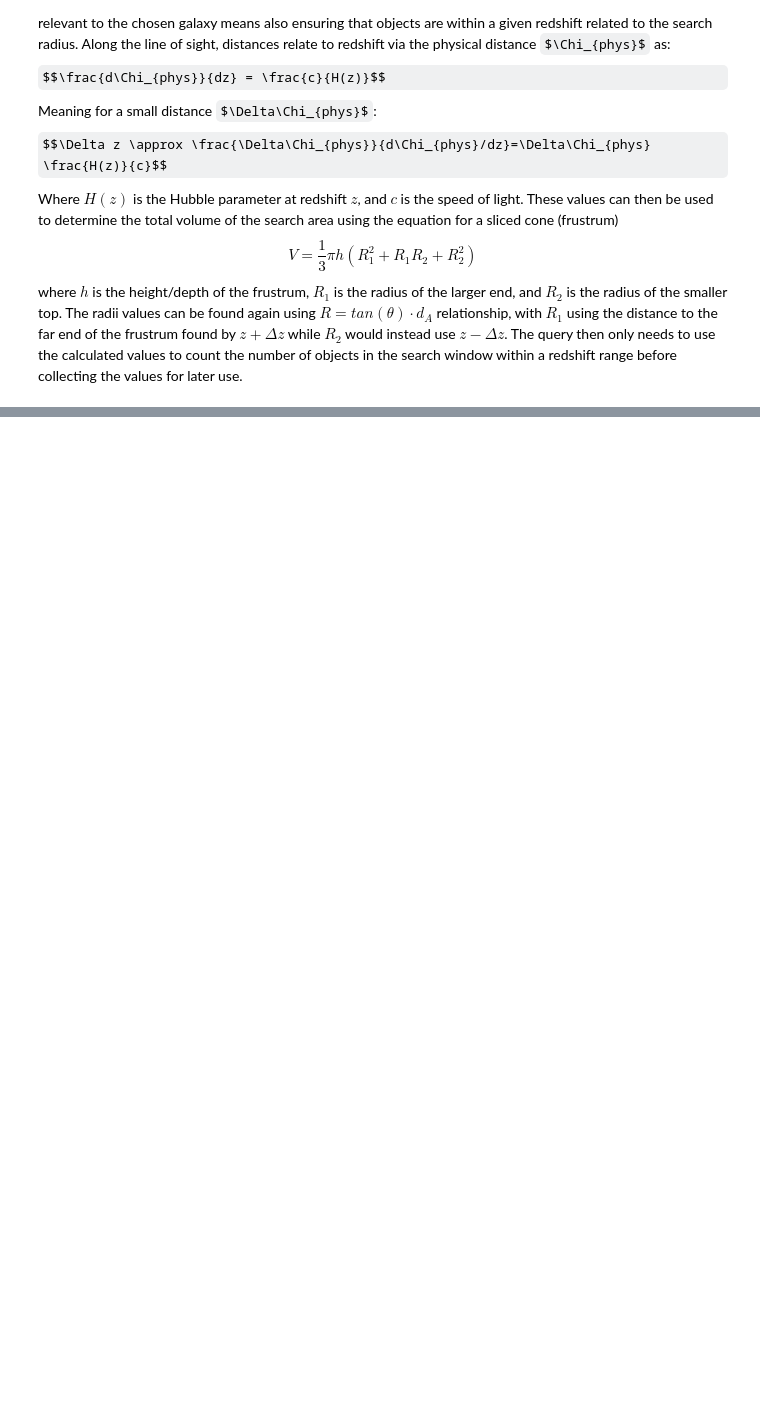
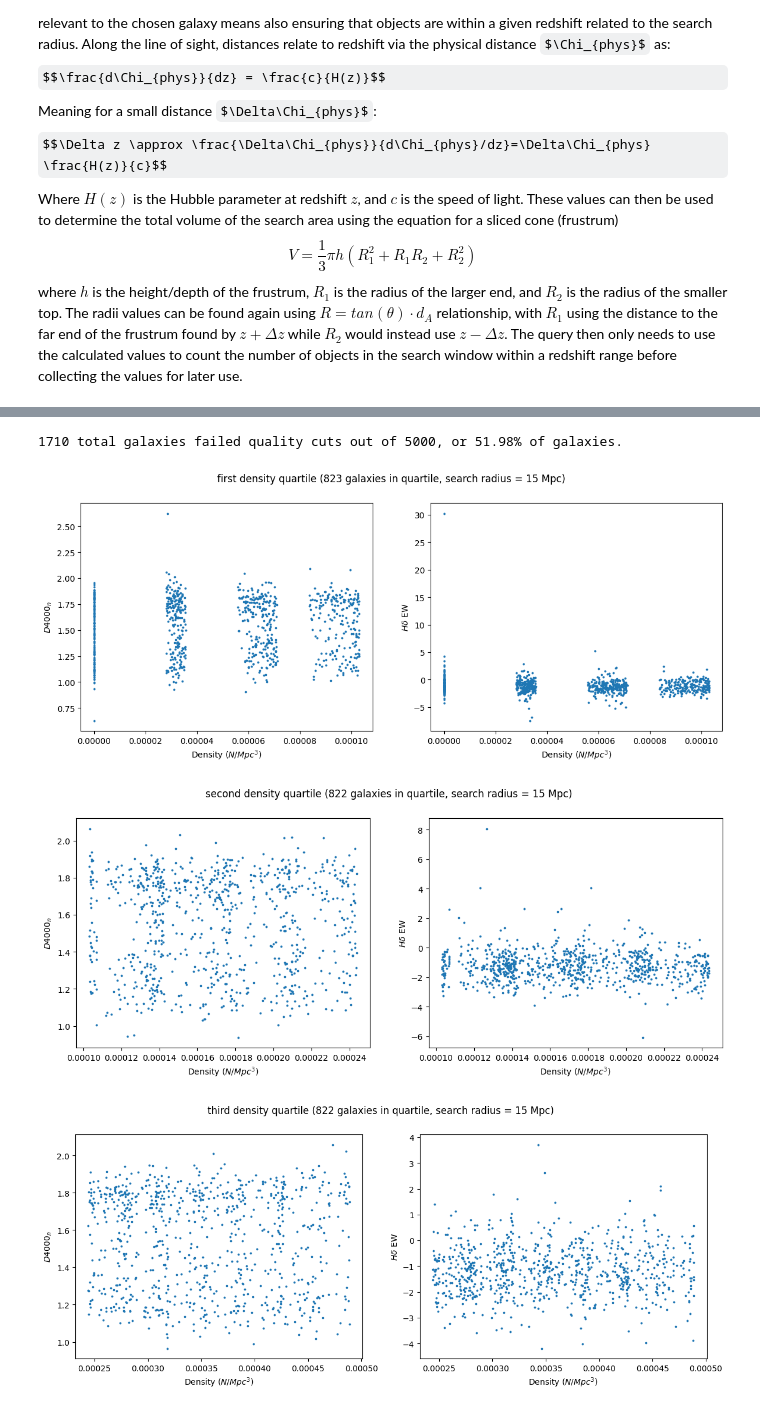
Before and after one commit to maraMaraschino/capstone-project, a Jupyter notebook: timescapes-notebook.ipynb, the cells around one changed output, grey strips where cells are left out. Drawn from its saved outputs; the diff is of its cells as text; code cells hidden in the pictures; some formulas as TeX source; blank space fills up the shorter version.

Commit message:
Reworking plotting functions for analysis

```diff
--- a/timescapes-notebook.ipynb
+++ b/timescapes-notebook.ipynb
@@ -529,7 +529,7 @@ from astropy.cosmology import Planck18 as cosmo
 import astropy.units as u
 import astropy.constants as const
 from astroquery.sdss import SDSS
-from itertools import islice
+from astropy.coordinates import SkyCoord
 
 
 def physical_to_angular_radius(z, mpc_radius):
@@ -614,7 +614,7 @@ def count_sdss_neighbors(data_dict, mpc_radius):
     result = SDSS.query_sql(sql)
     if result[0][0] is None or 0:
         return 0
-    return result[0][0]-1
+    return result[0][0]-1 # Subtracting target galaxy
 
 def collect_values(files):
     """
@@ -669,6 +669,8 @@ def collect_values(files):
         shape_dict[galaxy_shape].append(
             {
                 'objid': spectrum_data_dict['objid'],
+                'ra': spectrum_data_dict['ra'],
+                'dec': spectrum_data_dict['dec'],
                 'z': spectrum_data_dict['z'],
                 'D4000n': spectrum_data_dict['D4000n'],
                 'sigma_D4000n': spectrum_data_dict['sigma_D4000n'],
@@ -689,9 +691,9 @@ def collect_values(files):
 
     return result
 
-files = sorted(Path('FITS').iterdir())
-job1 = files[0:5000]
-result = collect_values(job1)
+#files = sorted(Path('FITS').iterdir())
+#job1 = files[0:5000]
+#result = collect_values(job1)
 # %%
 # Saving the data to avoid running above cell multiple times
 import pickle
@@ -1057,0 +880,59 @@ for i in range(0, 4):
+# %%
+def plot_by_bin(dict_key, result, radius_index):
+    radii = [2, 5, 10, 15]
+    quartile_bins = bin_environment_by_quartile(dict_key, result, radius_index)
+    for quartile, data in quartile_bins.items():
+        if data['n'] == 0:
+            continue
+        fig, (ax1, ax2) = plt.subplots(1, 2, figsize=(14, 5), sharex=True)
+        n = data['n']
+        mean = data['mean']
+        median = data['median']
+        std = data['std']
+        mean_stderr = data['mean stderr']
+        D4000n_vals = data['D4000n_vals']
+        h_delta_vals= data['h_delta_vals']
+        density_vals= data['density_vals']
+
+        ax1.scatter(density_vals, D4000n_vals, s=3)
+        ax1.set_xlabel(r'Density ($N/Mpc^3$)')
+        ax1.set_ylabel(r'$D4000_n$')
+
+        ax2.scatter(density_vals, h_delta_vals, s=3)
+        ax2.set_xlabel(r'Density ($N/Mpc^3$)')
+        ax2.set_ylabel(r'$H\delta$ EW')
+        fig.suptitle(f'{quartile} density quartile ({n} galaxies in quartile, search radius = {radii[radius_index]} Mpc)')
+        plt.show()
+
+def plot_by_class_and_bin(dict_key, type_key, result, radius_index):
+    radii = [2, 5, 10, 15]
+    by_class_quartile_bins = bin_type_by_environment_quartile(dict_key, type_key, result, radius_index)
+    for quartile, data in by_class_quartile_bins.items():
+        fig, (ax1, ax2) = plt.subplots(1, 2, figsize=(14, 5), sharex=True)
+        n = data['n']
+        mean = data['mean']
+        median = data['median']
+        std = data['std']
+        mean_stderr = data['mean stderr']
+        D4000n_vals = data['D4000n_vals']
+        h_delta_vals= data['h_delta_vals']
+        density_vals= data['density_vals']
+
+        ax1.scatter(density_vals, D4000n_vals, s=3)
+        ax1.set_xlabel(r'Density ($N/Mpc^3$)')
+        ax1.set_ylabel(r'$D4000_n$')
+
+        ax2.scatter(density_vals, h_delta_vals, s=3)
+        ax2.set_xlabel(r'Density ($N/Mpc^3$)')
+        ax2.set_ylabel(r'$H\delta$ EW')
+        fig.suptitle(f'{type_key} galaxies: {quartile} density quartile (search radius = {radii[radius_index]} Mpc)')
+        plt.show()
+
+
+plot_by_bin('class_dict', result, 3)
+plot_by_class_and_bin('class_dict', 'e(c)', result, 3)
+# %% [output]
+1710 total galaxies failed quality cuts out of 5000, or 51.98% of galaxies.
+[figure, added]
+[figure, added]
+[figure, added]
```
Also changed, not shown: parts of 9 cells of this notebook.
